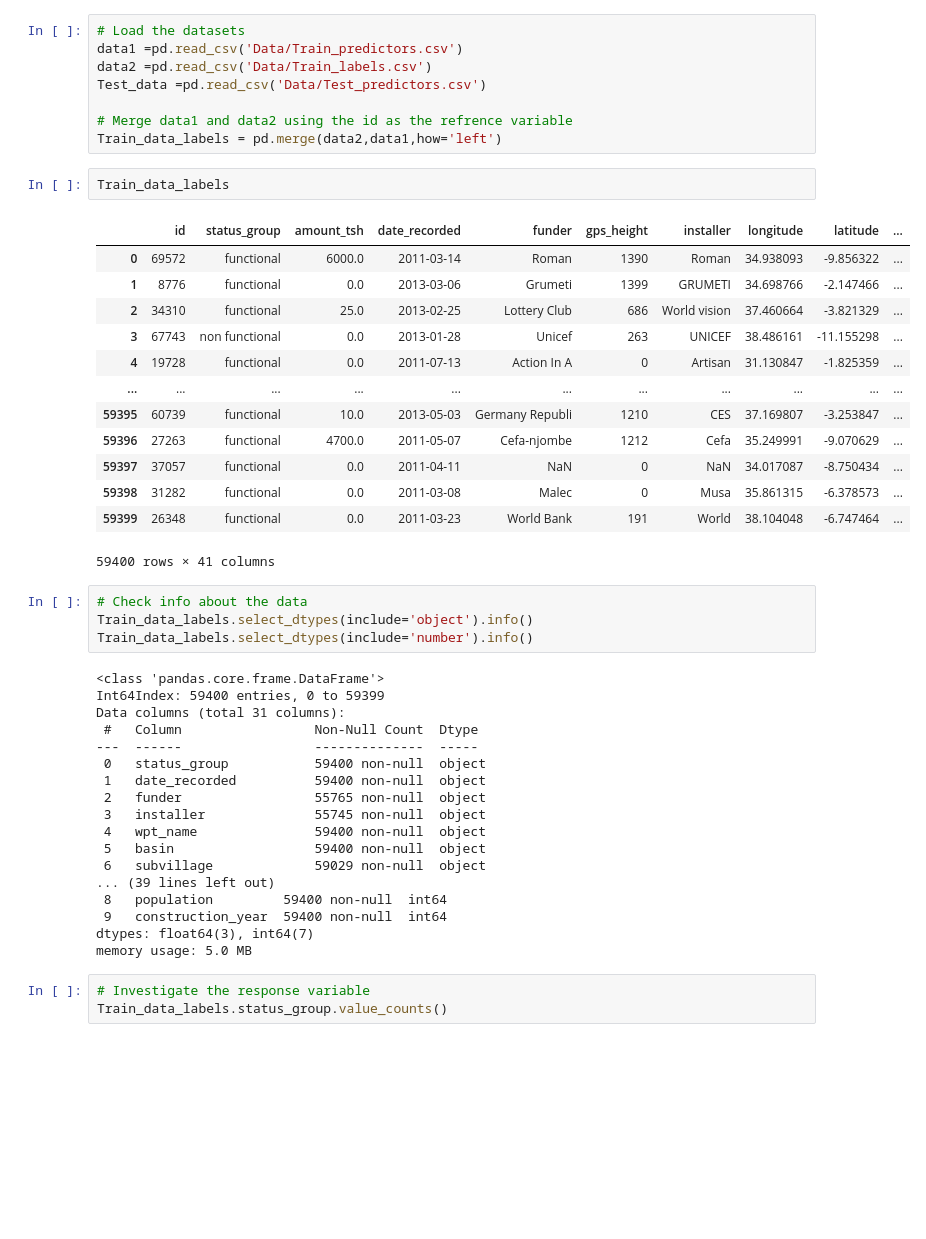
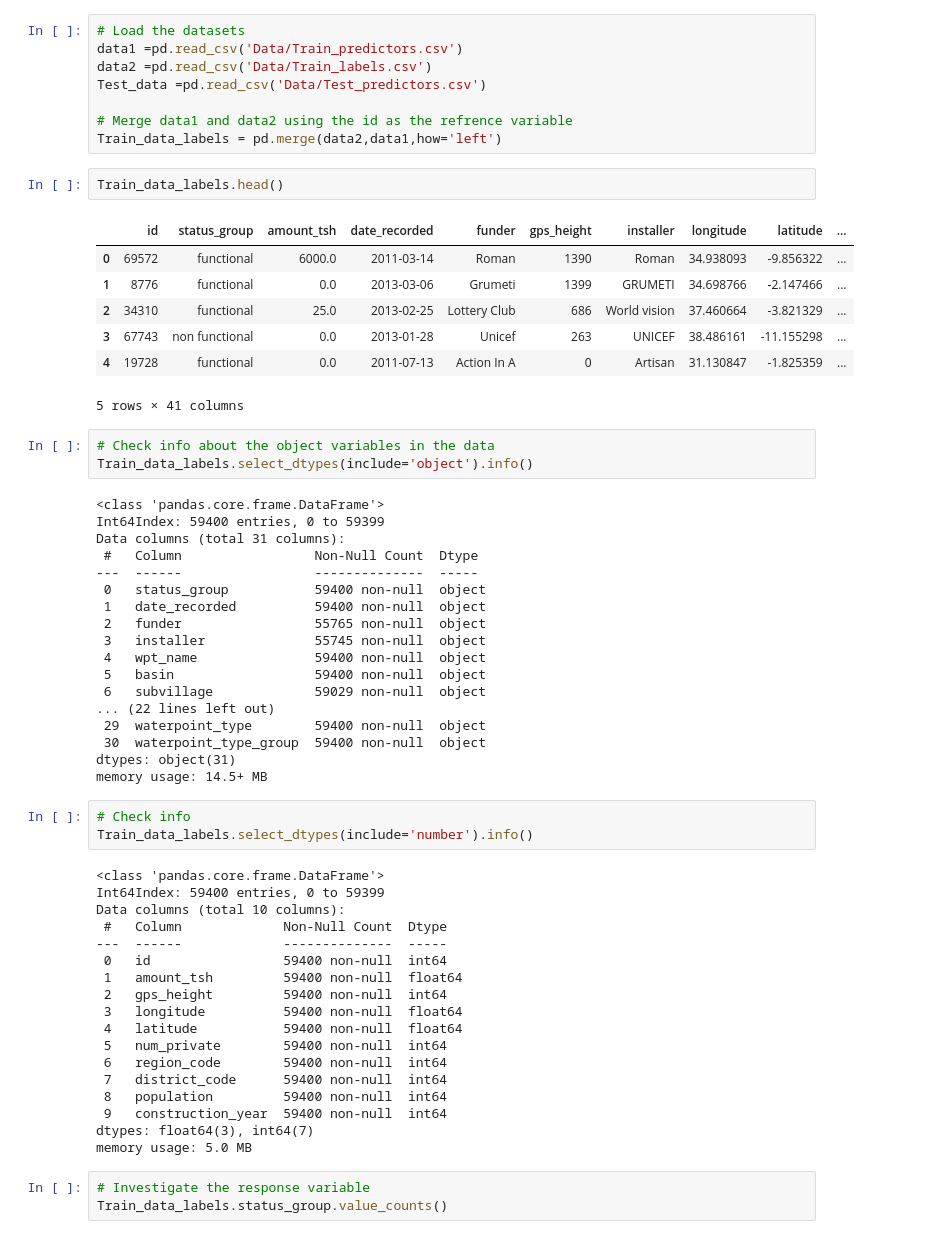
Before and after one commit to Rhino-byte/Tz_Boreholes, a Jupyter notebook: student.ipynb, the cells around one changed output. Drawn from its saved outputs; the diff is of its cells as text; blank space fills up the shorter version.

```diff
--- a/student.ipynb
+++ b/student.ipynb
@@ -15,25 +77,18 @@ Test_data =pd.read_csv('Data/Test_predictors.csv')
 # Merge data1 and data2 using the id as the refrence variable
 Train_data_labels = pd.merge(data2,data1,how='left')
 # %%
-Train_data_labels
+Train_data_labels.head()
 # %% [output]
 |  | id | status_group | amount_tsh | date_recorded | funder | gps_height | installer | longitude | latitude | ... |
 | 0 | 69572 | functional | 6000.0 | 2011-03-14 | Roman | 1390 | Roman | 34.938093 | -9.856322 | ... |
 | 1 | 8776 | functional | 0.0 | 2013-03-06 | Grumeti | 1399 | GRUMETI | 34.698766 | -2.147466 | ... |
 | 2 | 34310 | functional | 25.0 | 2013-02-25 | Lottery Club | 686 | World vision | 37.460664 | -3.821329 | ... |
 | 3 | 67743 | non functional | 0.0 | 2013-01-28 | Unicef | 263 | UNICEF | 38.486161 | -11.155298 | ... |
 | 4 | 19728 | functional | 0.0 | 2011-07-13 | Action In A | 0 | Artisan | 31.130847 | -1.825359 | ... |
-| ... | ... | ... | ... | ... | ... | ... | ... | ... | ... | ... |
-| 59395 | 60739 | functional | 10.0 | 2013-05-03 | Germany Republi | 1210 | CES | 37.169807 | -3.253847 | ... |
-| 59396 | 27263 | functional | 4700.0 | 2011-05-07 | Cefa-njombe | 1212 | Cefa | 35.249991 | -9.070629 | ... |
-| 59397 | 37057 | functional | 0.0 | 2011-04-11 | NaN | 0 | NaN | 34.017087 | -8.750434 | ... |
-| 59398 | 31282 | functional | 0.0 | 2011-03-08 | Malec | 0 | Musa | 35.861315 | -6.378573 | ... |
-| 59399 | 26348 | functional | 0.0 | 2011-03-23 | World Bank | 191 | World | 38.104048 | -6.747464 | ... |
-59400 rows × 41 columns
+5 rows × 41 columns
 # %%
-# Check info about the data
+# Check info about the object variables in the data
 Train_data_labels.select_dtypes(include='object').info()
-Train_data_labels.select_dtypes(include='number').info()
 # %% [output]
 <class 'pandas.core.frame.DataFrame'>
 Int64Index: 59400 entries, 0 to 59399
@@ -47,11 +102,32 @@ Data columns (total 31 columns):
  4   wpt_name               59400 non-null  object
  5   basin                  59400 non-null  object
  6   subvillage             59029 non-null  object
-... (39 lines left out)
- 8   population         59400 non-null  int64
- 9   construction_year  59400 non-null  int64
-dtypes: float64(3), int64(7)
-memory usage: 5.0 MB
+... (22 lines left out)
+ 29  waterpoint_type        59400 non-null  object
+ 30  waterpoint_type_group  59400 non-null  object
+dtypes: object(31)
+memory usage: 14.5+ MB
+# %%
+# Check info
+Train_data_labels.select_dtypes(include='number').info()
+# %% [output]
+<class 'pandas.core.frame.DataFrame'>
+Int64Index: 59400 entries, 0 to 59399
+Data columns (total 10 columns):
+ #   Column             Non-Null Count  Dtype
+---  ------             --------------  -----
+ 0   id                 59400 non-null  int64
+ 1   amount_tsh         59400 non-null  float64
+ 2   gps_height         59400 non-null  int64
+ 3   longitude          59400 non-null  float64
+ 4   latitude           59400 non-null  float64
+ 5   num_private        59400 non-null  int64
+ 6   region_code        59400 non-null  int64
+ 7   district_code      59400 non-null  int64
+ 8   population         59400 non-null  int64
+ 9   construction_year  59400 non-null  int64
+dtypes: float64(3), int64(7)
+memory usage: 5.0 MB
 # %%
 # Investigate the response variable
 Train_data_labels.status_group.value_counts()
```
Also changed, not shown: parts of 27 cells of this notebook.
